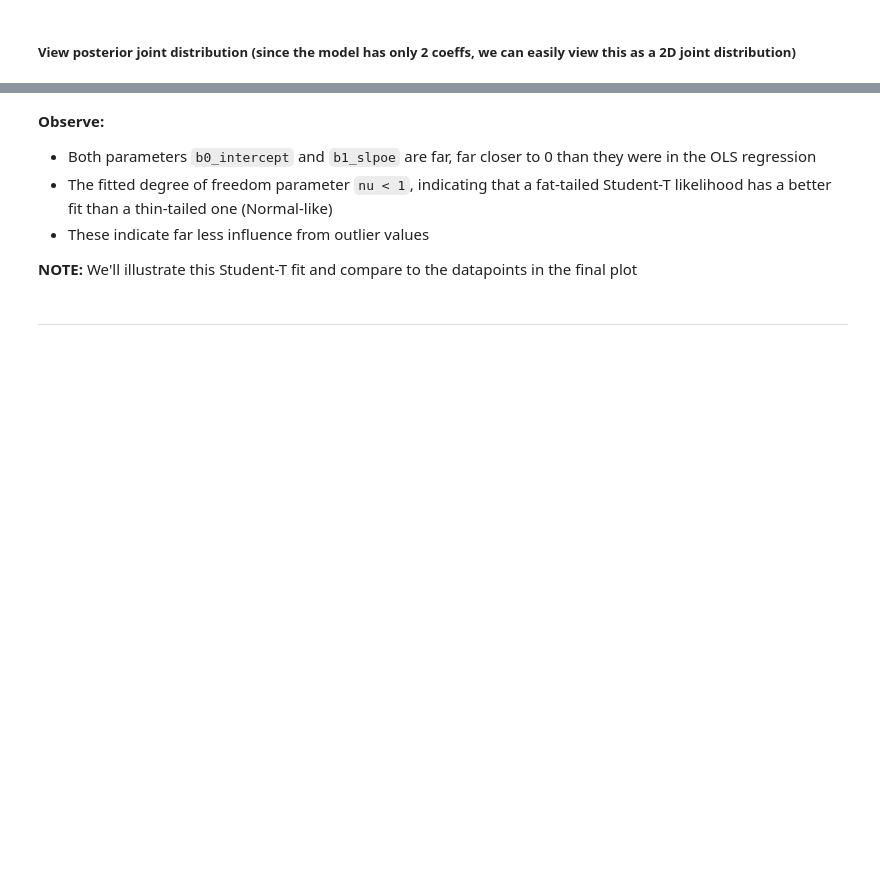
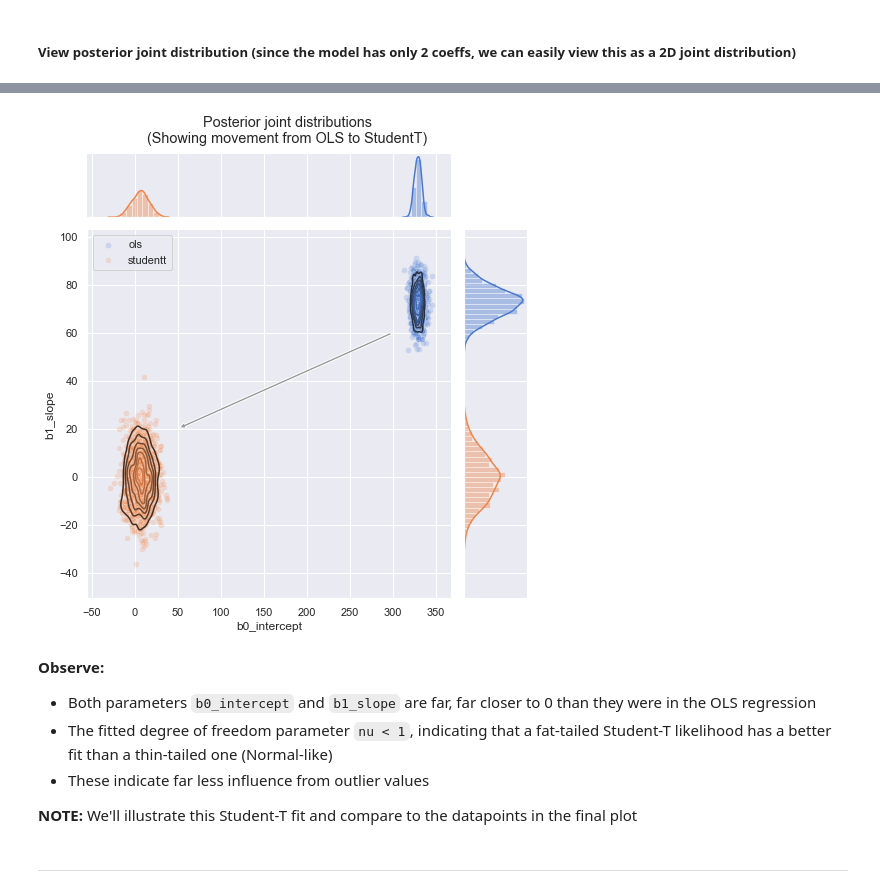
Before and after one commit to jonsedar/pymc3_examples, a Jupyter notebook: notebooks/glm-robust-regression-with-outlier-detection.ipynb, the cells around one changed output, grey strips where cells are left out. Drawn from its saved outputs; the diff is of its cells as text; code cells hidden in the pictures; blank space fills up the shorter version.

Commit message:
WIP updating the custom outlier model

```diff
--- a/notebooks/glm-robust-regression-with-outlier-detection.ipynb
+++ b/notebooks/glm-robust-regression-with-outlier-detection.ipynb
@@ -382,7 +380,34 @@ _ = gd.fig.suptitle('Posterior joint distribution (mdl_studentt)', y=1.02)
+# %%
+fts = ['b0_intercept', 'b1_slope']
+df_trc = pd.concat((df_trc_ols[fts], df_trc_studentt[fts]), axis=0, sort=False)
+df_trc['model'] = np.repeat(['ols', 'studentt'], len(df_trc_ols))
+# %%
+gd = sns.JointGrid(x='b0_intercept', y='b1_slope', data=df_trc, height=7)
+_ = gd.fig.suptitle(('Posterior joint distributions' +
+                     '\n(Showing movement from OLS to StudentT)'), y=1.05)
+
+_, x_bin_edges = np.histogram(df_trc['b0_intercept'], 60)
+_, y_bin_edges = np.histogram(df_trc['b1_slope'], 60)
+
+for idx, grp in df_trc.groupby('model'):
+    _ = sns.scatterplot(grp['b0_intercept'], grp['b1_slope'],
+                        ax=gd.ax_joint, alpha=0.2, label=idx)
+    _ = sns.kdeplot(grp['b0_intercept'], grp['b1_slope'],
+                        ax=gd.ax_joint, zorder=2, n_levels=7)
+    _ = sns.distplot(grp['b0_intercept'], ax=gd.ax_marg_x, kde_kws={'cut':1},
+                         bins=x_bin_edges, axlabel=False)
+    _ = sns.distplot(grp['b1_slope'], ax=gd.ax_marg_y, kde_kws={'cut':1},
+                         bins=y_bin_edges, vertical=True, axlabel=False)
+
+_ = gd.ax_joint.annotate('', xy=(50,20), xytext=(300,60),
+        arrowprops={'arrowstyle':'simple', 'facecolor':'#999999'})
+_ = gd.ax_joint.legend()
+# %% [output]
+[figure, added]
 # %% [markdown]
 **Observe:**
 
-+ Both parameters `b0_intercept` and `b1_slpoe` are far, far closer to 0 than they were in the OLS regression
++ Both parameters `b0_intercept` and `b1_slope` are far, far closer to 0 than they were in the OLS regression
 + The fitted degree of freedom parameter `nu < 1`, indicating that a fat-tailed Student-T likelihood has a better fit than a thin-tailed one (Normal-like)
 + These indicate far less influence from outlier values
 
```
Also changed, not shown: parts of 19 cells of this notebook.
